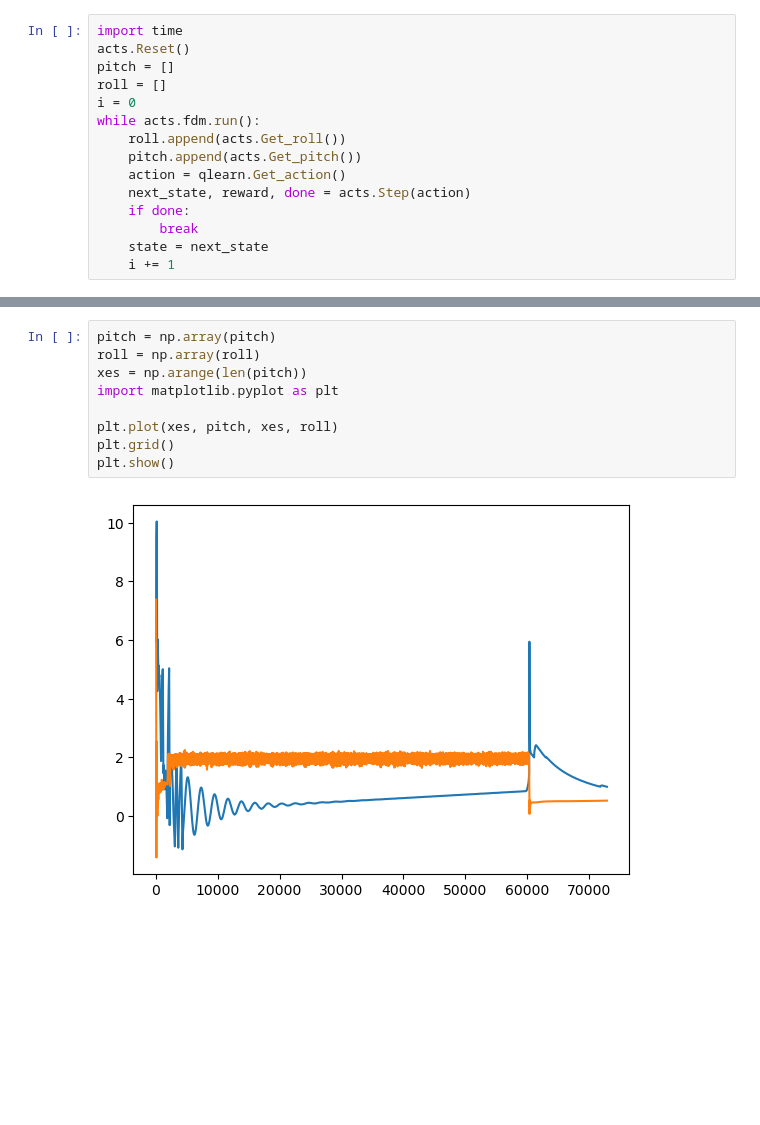
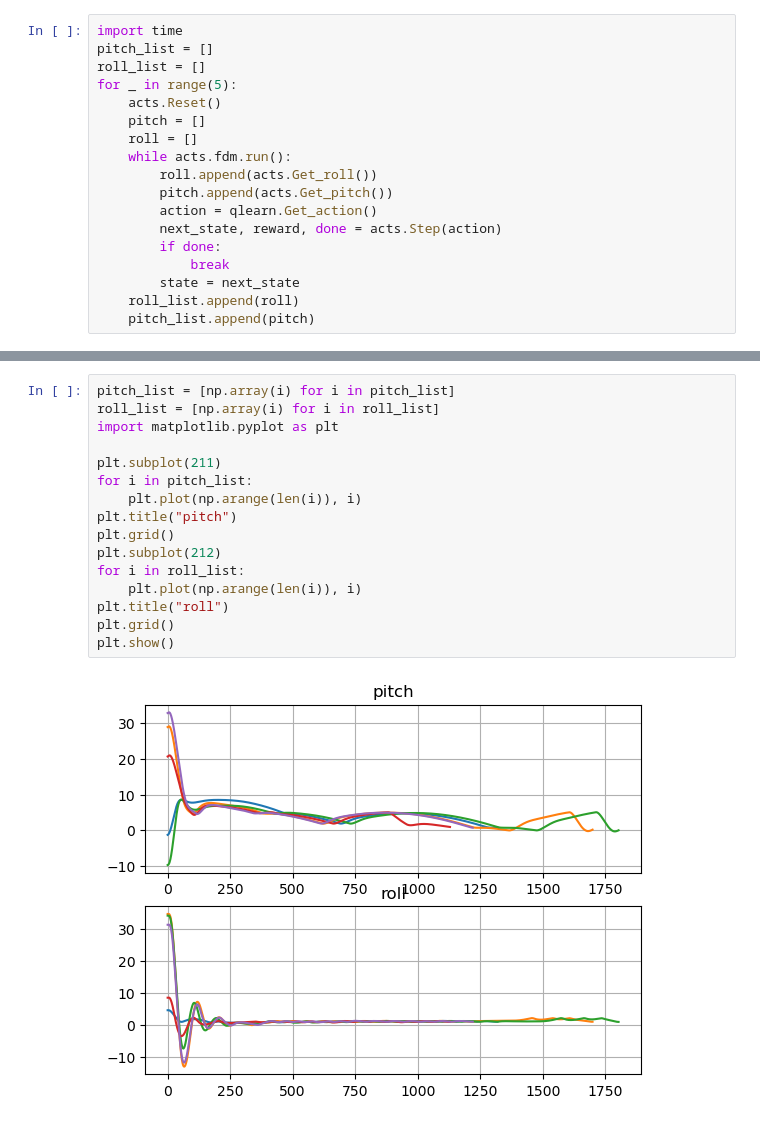
Before and after one commit to PotapovAnton-gif/Th_of_mgnmt, a Jupyter notebook: solve.ipynb, the cells around one changed output, grey strips where cells are left out. Saved outputs shown, nothing was run; the diff lists cells and outputs as text; blank space fills up the shorter version.

```diff
--- a/solve.ipynb
+++ b/solve.ipynb
@@ -300,16 +221,19 @@ Episode 500/1000 || Best average reward 63676.64348216256 || eps 0.9880800000000
 # %%
 import time
-acts.Reset()
-pitch = []
-roll = []
-i = 0
-while acts.fdm.run():
-    roll.append(acts.Get_roll())
-    pitch.append(acts.Get_pitch())
-    action = qlearn.Get_action()
-    next_state, reward, done = acts.Step(action)
-    if done:
-        break
-    state = next_state
-    i += 1
+pitch_list = []
+roll_list = []
+for _ in range(5):
+    acts.Reset()
+    pitch = []
+    roll = []
+    while acts.fdm.run():
+        roll.append(acts.Get_roll())
+        pitch.append(acts.Get_pitch())
+        action = qlearn.Get_action()
+        next_state, reward, done = acts.Step(action)
+        if done:
+            break
+        state = next_state
+    roll_list.append(roll)
+    pitch_list.append(pitch)
 # %% [output]
@@ -317,11 +257,18 @@ NameError: name 'acts' is not defined
-# %%
-pitch = np.array(pitch)
-roll = np.array(roll)
-xes = np.arange(len(pitch))
-import matplotlib.pyplot as plt
-
-plt.plot(xes, pitch, xes, roll)
-plt.grid()
-plt.show()
-# %% [output]
-[figure, removed]
+# %%
+pitch_list = [np.array(i) for i in pitch_list]
+roll_list = [np.array(i) for i in roll_list]
+import matplotlib.pyplot as plt
+
+plt.subplot(211)
+for i in pitch_list:
+    plt.plot(np.arange(len(i)), i)
+plt.title("pitch")
+plt.grid()
+plt.subplot(212)
+for i in roll_list:
+    plt.plot(np.arange(len(i)), i)
+plt.title("roll")
+plt.grid()
+plt.show()
+# %% [output]
+[figure, added]
```
Also changed, not shown: parts of 6 cells of this notebook.
